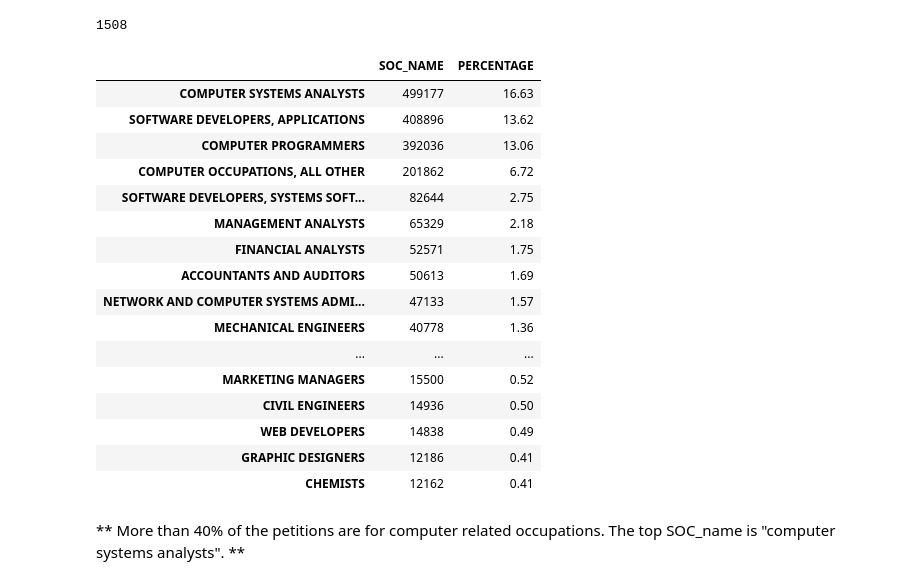
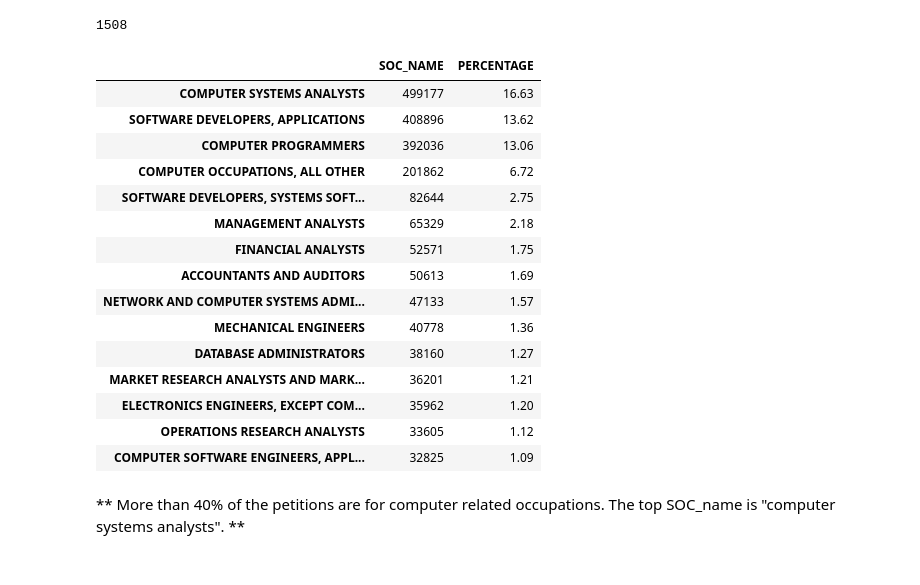
Before and after one commit to eyesballie/kaggle_h1b, a Jupyter notebook: H1bData.ipynb, the cells around one changed output. Saved outputs shown, nothing was run; the diff lists cells and outputs as text; code cells hidden in the pictures.

```diff
--- a/H1bData.ipynb
+++ b/H1bData.ipynb
@@ -141,28 +139,27 @@ len(data.SOC_NAME.unique())
 # %% [output]
 1508
 # %%
-top_soc_names = data['SOC_NAME'].value_counts()[:30]
+top_soc_names = data['SOC_NAME'].value_counts()[:15]
 top_soc_names_df = top_soc_names.to_frame()
 top_soc_names_df['PERCENTAGE'] = top_soc_names_df['SOC_NAME'].apply(compute_percentage)
 top_soc_names_df
 # %% [output]
 |  | SOC_NAME | PERCENTAGE |
 | COMPUTER SYSTEMS ANALYSTS | 499177 | 16.63 |
 | SOFTWARE DEVELOPERS, APPLICATIONS | 408896 | 13.62 |
 | COMPUTER PROGRAMMERS | 392036 | 13.06 |
 | COMPUTER OCCUPATIONS, ALL OTHER | 201862 | 6.72 |
 | SOFTWARE DEVELOPERS, SYSTEMS SOFT... | 82644 | 2.75 |
 | MANAGEMENT ANALYSTS | 65329 | 2.18 |
 | FINANCIAL ANALYSTS | 52571 | 1.75 |
 | ACCOUNTANTS AND AUDITORS | 50613 | 1.69 |
 | NETWORK AND COMPUTER SYSTEMS ADMI... | 47133 | 1.57 |
 | MECHANICAL ENGINEERS | 40778 | 1.36 |
-| ... | ... | ... |
-| MARKETING MANAGERS | 15500 | 0.52 |
-| CIVIL ENGINEERS | 14936 | 0.50 |
-| WEB DEVELOPERS | 14838 | 0.49 |
-| GRAPHIC DESIGNERS | 12186 | 0.41 |
-| CHEMISTS | 12162 | 0.41 |
+| DATABASE ADMINISTRATORS | 38160 | 1.27 |
+| MARKET RESEARCH ANALYSTS AND MARK... | 36201 | 1.21 |
+| ELECTRONICS ENGINEERS, EXCEPT COM... | 35962 | 1.20 |
+| OPERATIONS RESEARCH ANALYSTS | 33605 | 1.12 |
+| COMPUTER SOFTWARE ENGINEERS, APPL... | 32825 | 1.09 |
 # %% [markdown]
 ** More than 40% of the petitions are for computer related occupations. The top SOC_name is "computer systems analysts". **
 # %% [markdown]
```
Also changed, not shown: parts of 6 cells of this notebook.
